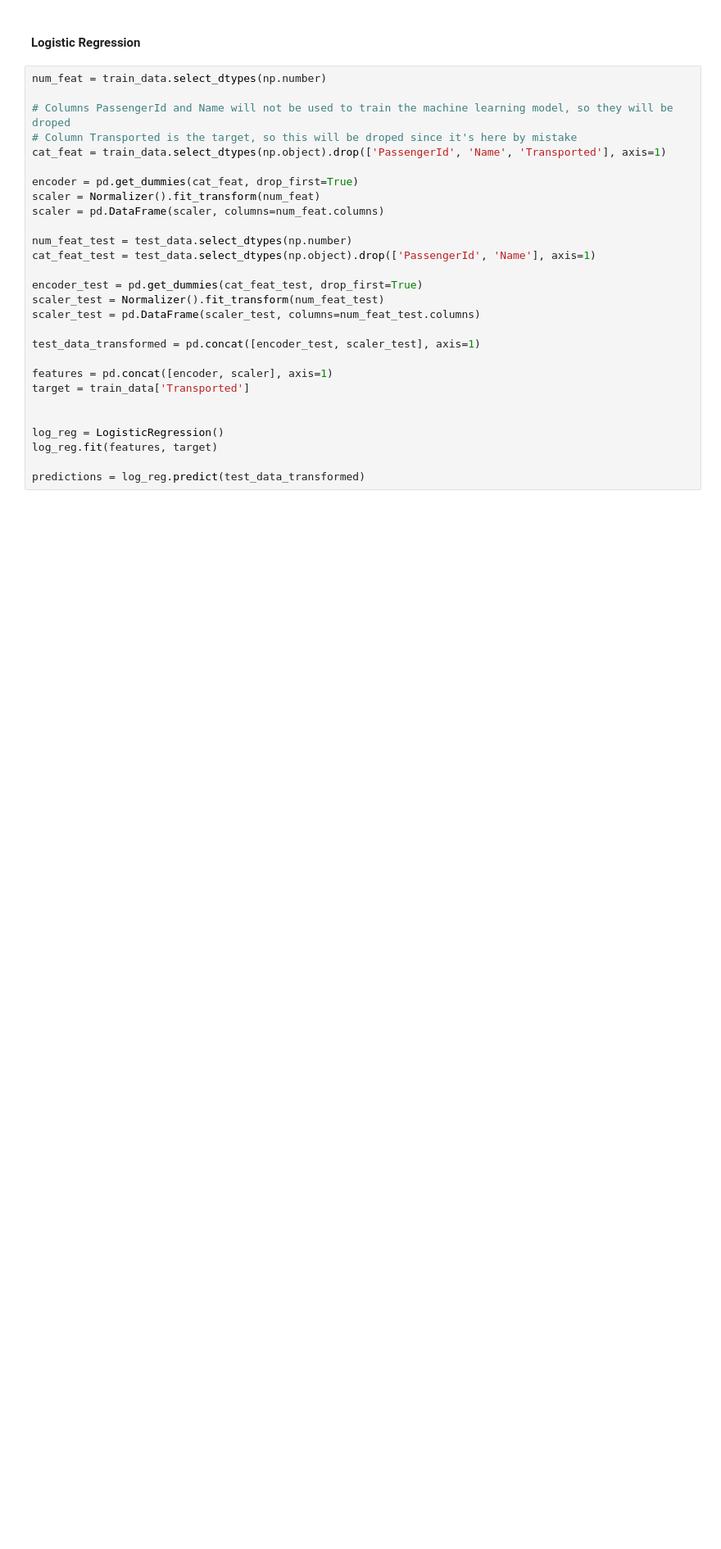
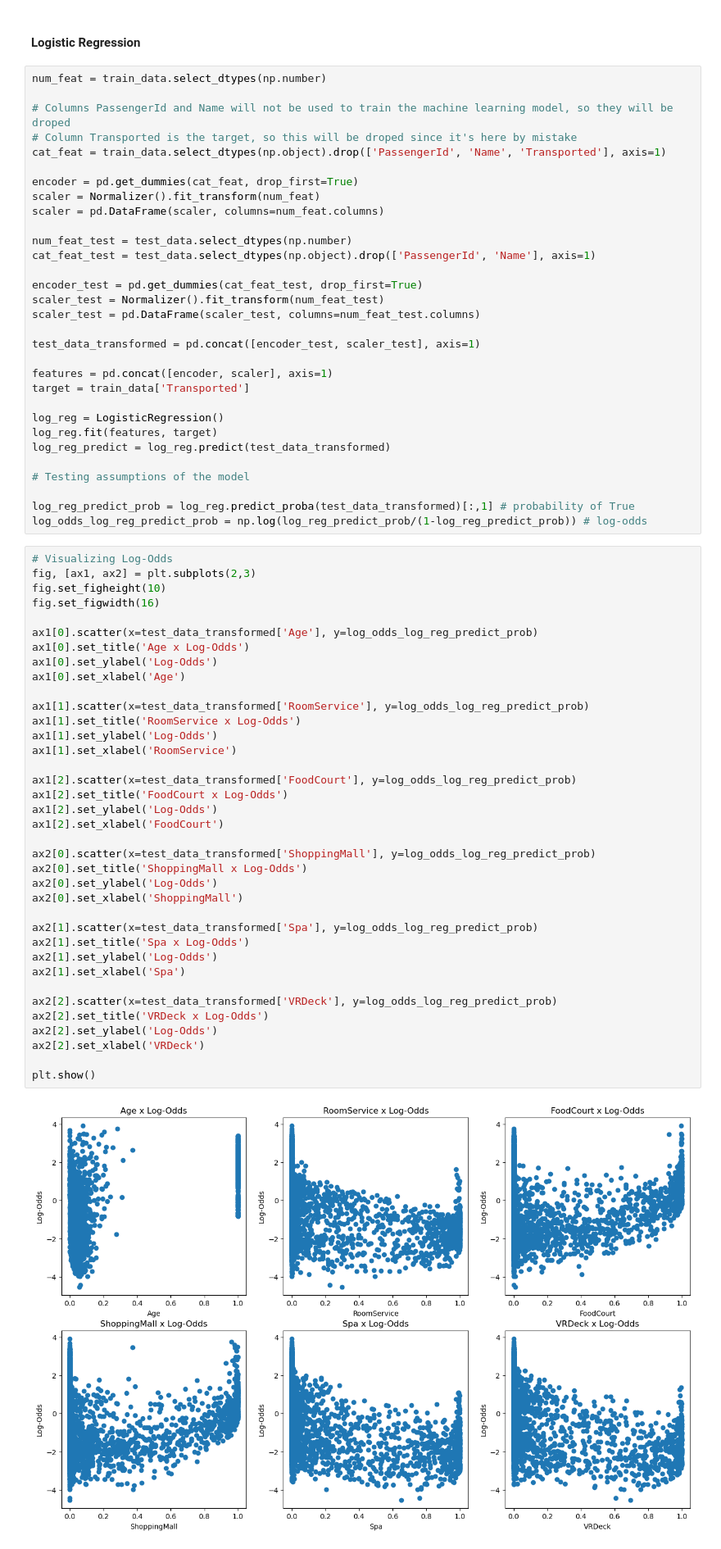
Before and after one commit to gustavossbarros/Ironhack_Final_Project_Spaceship_Titanic, a Jupyter notebook: deliverables/Final Bootcamp Project - Spaceship Titanic.ipynb, the cells around one changed output. Shown at 82% size. Saved outputs shown, nothing was run; the diff lists cells and outputs as text; blank space fills up the shorter version.

```diff
--- a/deliverables/Final Bootcamp Project - Spaceship Titanic.ipynb
+++ b/deliverables/Final Bootcamp Project - Spaceship Titanic.ipynb
@@ -655,10 +664,52 @@ test_data_transformed = pd.concat([encoder_test, scaler_test], axis=1)
 features = pd.concat([encoder, scaler], axis=1)
 target = train_data['Transported']
 
-
 log_reg = LogisticRegression()
 log_reg.fit(features, target)
+log_reg_predict = log_reg.predict(test_data_transformed)
 
-predictions = log_reg.predict(test_data_transformed)
+# Testing assumptions of the model
+
+log_reg_predict_prob = log_reg.predict_proba(test_data_transformed)[:,1] # probability of True
+log_odds_log_reg_predict_prob = np.log(log_reg_predict_prob/(1-log_reg_predict_prob)) # log-odds
+# %%
+# Visualizing Log-Odds
+fig, [ax1, ax2] = plt.subplots(2,3)
+fig.set_figheight(10)
+fig.set_figwidth(16)
+
+ax1[0].scatter(x=test_data_transformed['Age'], y=log_odds_log_reg_predict_prob)
+ax1[0].set_title('Age x Log-Odds')
+ax1[0].set_ylabel('Log-Odds')
+ax1[0].set_xlabel('Age')
+
+ax1[1].scatter(x=test_data_transformed['RoomService'], y=log_odds_log_reg_predict_prob)
+ax1[1].set_title('RoomService x Log-Odds')
+ax1[1].set_ylabel('Log-Odds')
+ax1[1].set_xlabel('RoomService')
+
+ax1[2].scatter(x=test_data_transformed['FoodCourt'], y=log_odds_log_reg_predict_prob)
+ax1[2].set_title('FoodCourt x Log-Odds')
+ax1[2].set_ylabel('Log-Odds')
+ax1[2].set_xlabel('FoodCourt')
+
+ax2[0].scatter(x=test_data_transformed['ShoppingMall'], y=log_odds_log_reg_predict_prob)
+ax2[0].set_title('ShoppingMall x Log-Odds')
+ax2[0].set_ylabel('Log-Odds')
+ax2[0].set_xlabel('ShoppingMall')
+
+ax2[1].scatter(x=test_data_transformed['Spa'], y=log_odds_log_reg_predict_prob)
+ax2[1].set_title('Spa x Log-Odds')
+ax2[1].set_ylabel('Log-Odds')
+ax2[1].set_xlabel('Spa')
+
+ax2[2].scatter(x=test_data_transformed['VRDeck'], y=log_odds_log_reg_predict_prob)
+ax2[2].set_title('VRDeck x Log-Odds')
+ax2[2].set_ylabel('Log-Odds')
+ax2[2].set_xlabel('VRDeck')
+
+plt.show()
+# %% [output]
+[figure, added]
 # %%
 first_submission = submission_sample.copy()
```
Also changed, not shown: parts of 12 cells of this notebook, 1 other file.
